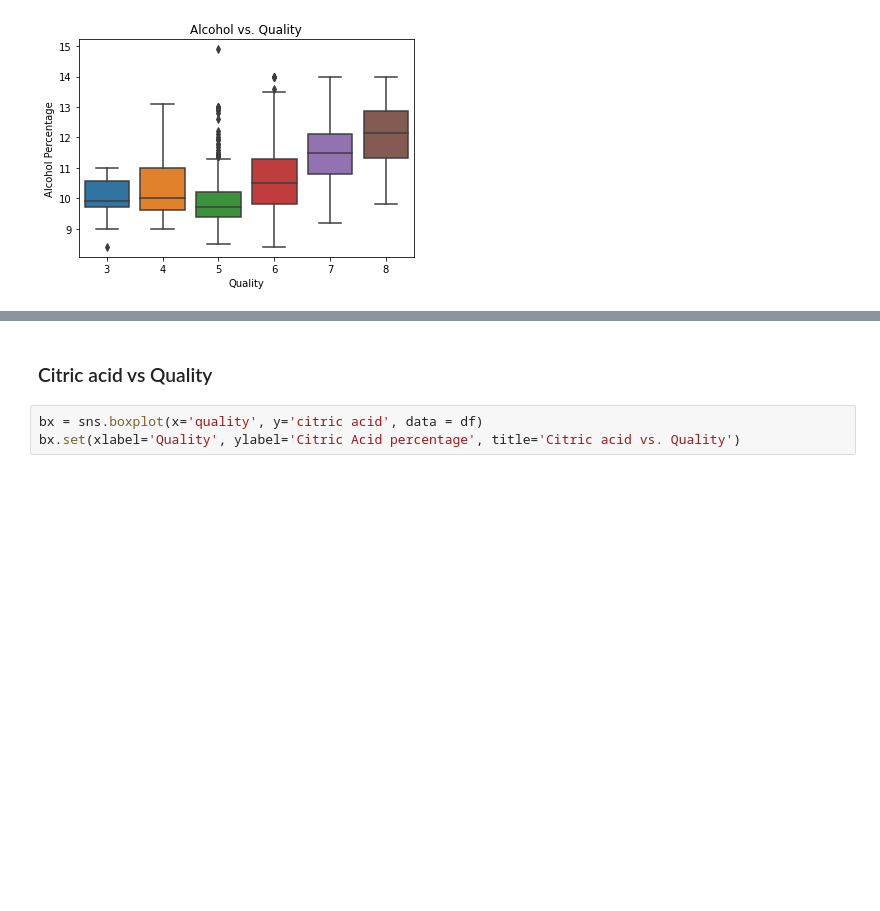
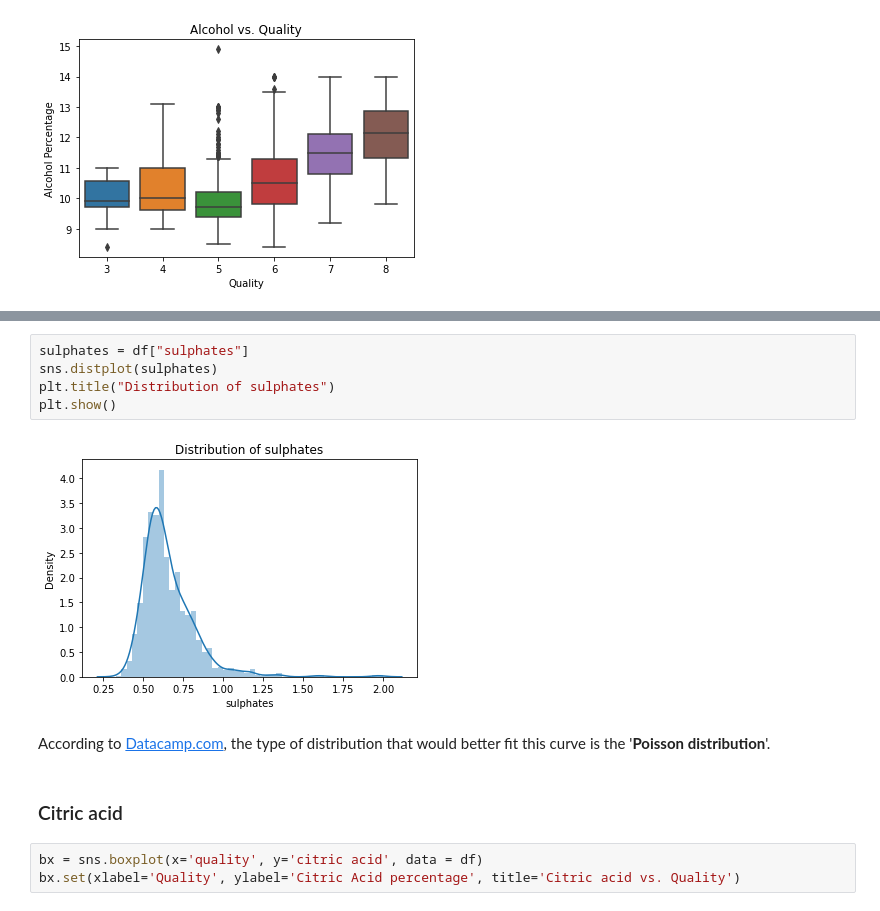
Before and after one commit to LaisColetta/PdDA_Assignment, a Jupyter notebook: PdDA_Assignment.ipynb, the cells around one changed output, grey strips where cells are left out. Saved outputs shown, nothing was run; the diff lists cells and outputs as text; blank space fills up the shorter version.

```diff
--- a/PdDA_Assignment.ipynb
+++ b/PdDA_Assignment.ipynb
@@ -298,5 +335,14 @@ bx.set(xlabel='Quality', ylabel='Sulphate percentage', title='Sulphates vs. Qual
+# %%
+sulphates = df["sulphates"]
+sns.distplot(sulphates)
+plt.title("Distribution of sulphates")
+plt.show()
+# %% [output]
+[figure, added]
+# %% [markdown]
+According to [Datacamp.com](https://www.datacamp.com/tutorial/probability-distributions-python), the type of distribution that would better fit this curve is the '<b>Poisson distribution</b>'.
 # %% [markdown]
-### Citric acid vs Quality
+### Citric acid
 # %%
 bx = sns.boxplot(x='quality', y='citric acid', data = df)
 bx.set(xlabel='Quality', ylabel='Citric Acid percentage', title='Citric acid vs. Quality')
```
Also changed, not shown: parts of 19 cells of this notebook.
